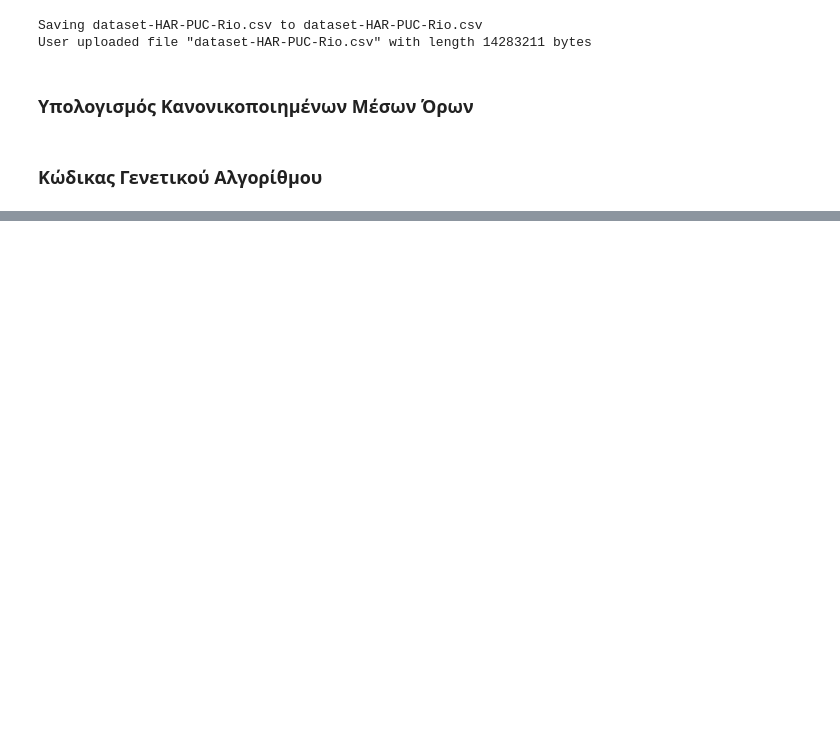
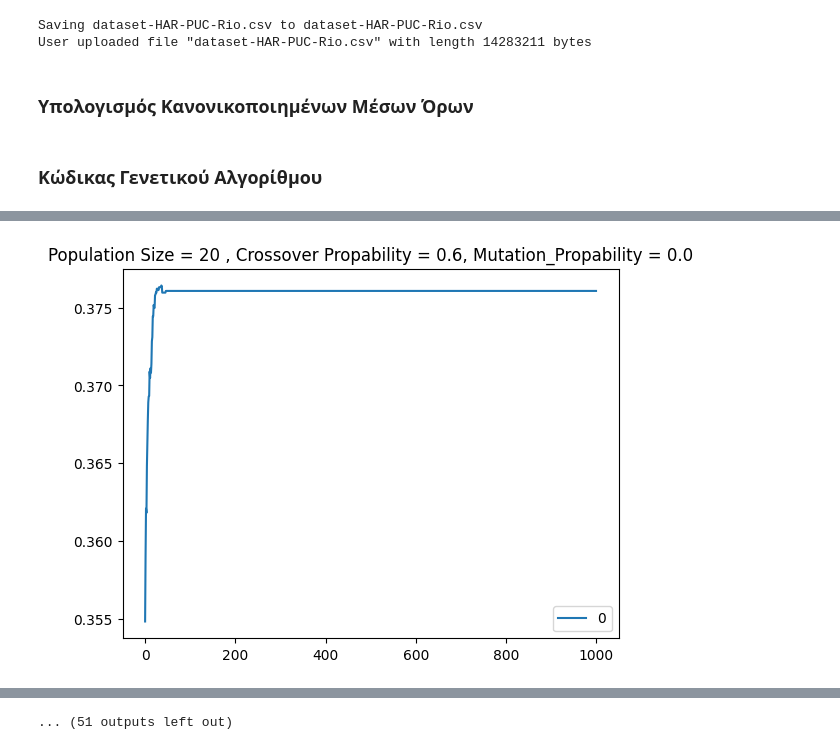
Before and after one commit to alexva1/Computational_Intelligence_Part_2, a Jupyter notebook: notebook/Code.ipynb, the cells around one changed output, grey strips where cells are left out. Cells and saved outputs as stored; diff of their text form; code cells hidden in the pictures; blank space fills up the shorter version.

Commit message:
Δημιουργήθηκε με το Colaboratory

```diff
--- a/notebook/Code.ipynb
+++ b/notebook/Code.ipynb
@@ -193,0 +218,14 @@ print("Best individual: ", best_individual, " Fitness: ", best_individual.fitnes
+# %%
+import matplotlib.pyplot as plt
+from google.colab import widgets
+from google.colab import output
+
+
+tb = widgets.TabBar([str(i+1) for i in range(len(POPULATION_SIZE))])
+for i in range(len(POPULATION_SIZE)):
+  with tb.output_to(i, select=(i < len(POPULATION_SIZE))):
+
+    ax = history.plot(y=str(i), kind='line')
+    ax.set_title(f'Population Size = {POPULATION_SIZE[i]} , Crossover Propability = {CROSSOVER_PROBABILITY[i]}, Mutation_Propability = {MUTATION_PROBABILITY[i]}')
+    plt.show()
+# %% [output]
@@ -193,0 +239 @@ print("Best individual: ", best_individual, " Fitness: ", best_individual.fitnes
+[figure, added]
@@ -193,0 +244 @@ print("Best individual: ", best_individual, " Fitness: ", best_individual.fitnes
+... (51 outputs left out)
```
Also changed, not shown: parts of 5 cells of this notebook.
